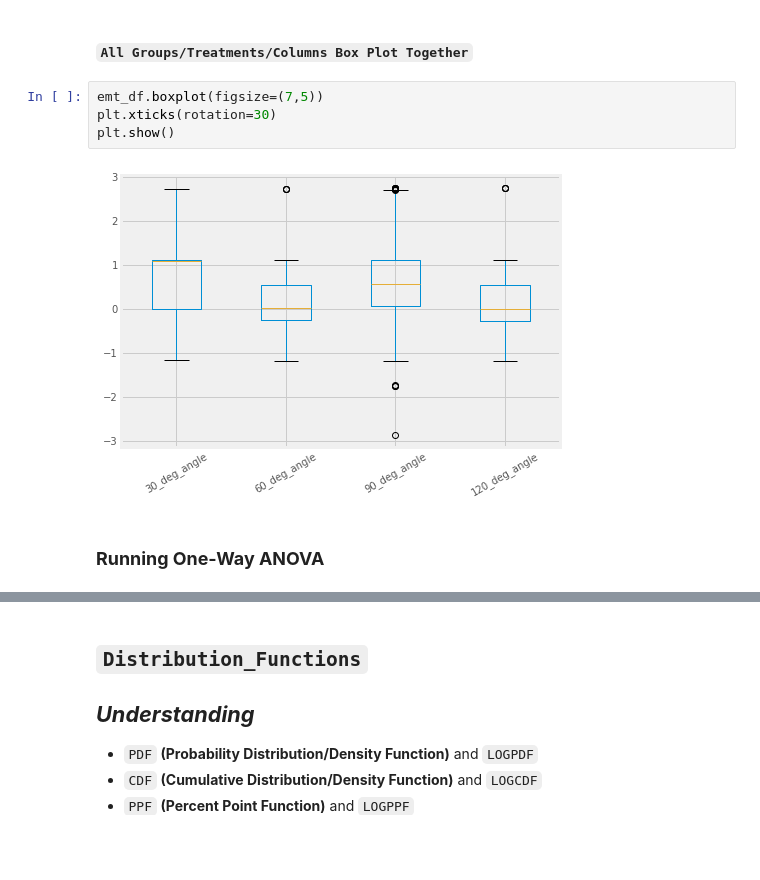
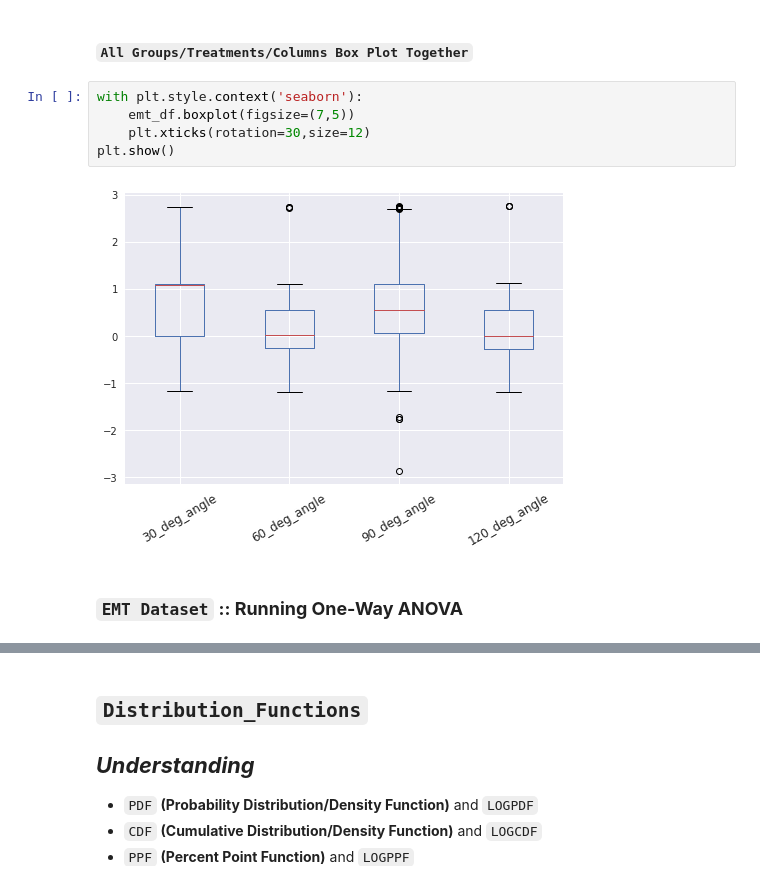
Before and after one commit to raj-shr-git/Statistical_testing_python, a Jupyter notebook: Stats_Practice.ipynb, the cells around one changed output, grey strips where cells are left out. Saved outputs shown, nothing was run; the diff lists cells and outputs as text; blank space fills up the shorter version.

```diff
--- a/Stats_Practice.ipynb
+++ b/Stats_Practice.ipynb
@@ -1938,10 +1953,11 @@ Scale:
 # %% [markdown]
 #### **``All Groups/Treatments/Columns Box Plot Together``**
 # %%
-emt_df.boxplot(figsize=(7,5))
-plt.xticks(rotation=30)
+with plt.style.context('seaborn'):
+    emt_df.boxplot(figsize=(7,5))
+    plt.xticks(rotation=30,size=12)
 plt.show()
 # %% [output]
-[figure, old version]
+[figure, new version]
 # %% [markdown]
-### **Running One-Way ANOVA**
+### **``EMT Dataset``** **:: Running One-Way ANOVA**
```
Also changed, not shown: parts of 92 cells of this notebook.
